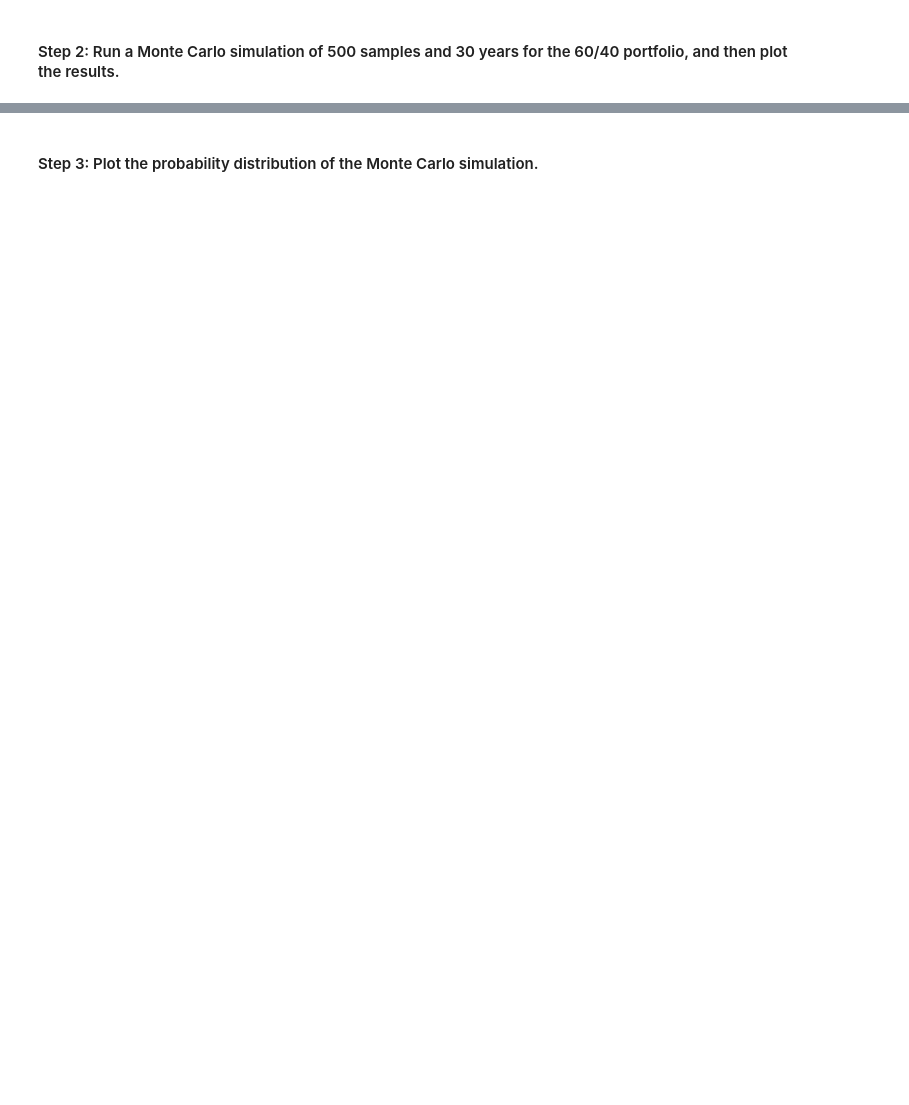
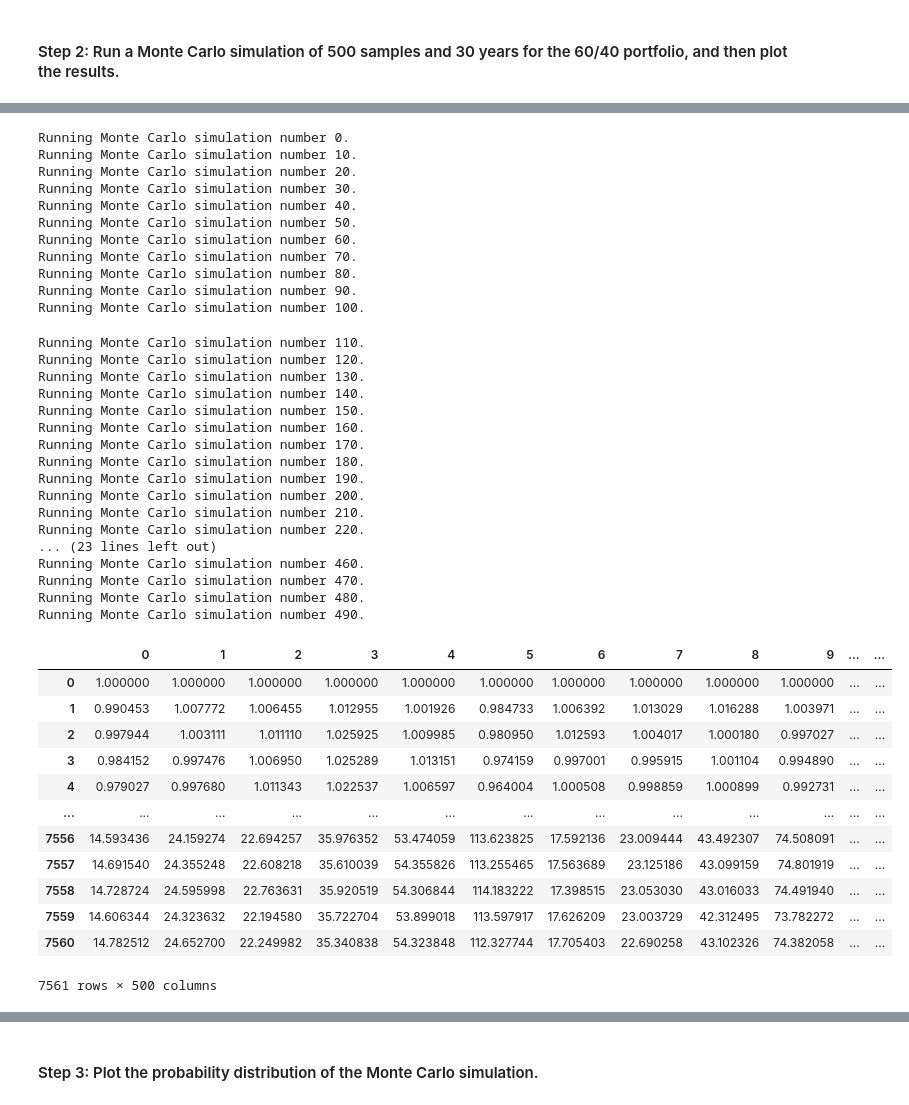
Before and after one commit to msashokkumar/05_financial_planner, a Jupyter notebook: financial_planning_tools.ipynb, the cells around one changed output, grey strips where cells are left out. Saved outputs shown, nothing was run; the diff lists cells and outputs as text; code cells hidden in the pictures; blank space fills up the shorter version.

```diff
--- a/financial_planning_tools.ipynb
+++ b/financial_planning_tools.ipynb
@@ -445,6 +483,48 @@ In this section, you’ll use the MCForecastTools library to create a Monte Carl
 # %%
 # Run the Monte Carlo simulation to forecast 30 years cumulative returns
-# YOUR CODE HERE
+MC_even_weight.calc_cumulative_return()
+# %% [output]
+Running Monte Carlo simulation number 0.
+Running Monte Carlo simulation number 10.
+Running Monte Carlo simulation number 20.
+Running Monte Carlo simulation number 30.
+Running Monte Carlo simulation number 40.
+Running Monte Carlo simulation number 50.
+Running Monte Carlo simulation number 60.
+Running Monte Carlo simulation number 70.
+Running Monte Carlo simulation number 80.
+Running Monte Carlo simulation number 90.
+Running Monte Carlo simulation number 100.
+Running Monte Carlo simulation number 110.
+Running Monte Carlo simulation number 120.
+Running Monte Carlo simulation number 130.
+Running Monte Carlo simulation number 140.
+Running Monte Carlo simulation number 150.
+Running Monte Carlo simulation number 160.
+Running Monte Carlo simulation number 170.
+Running Monte Carlo simulation number 180.
+Running Monte Carlo simulation number 190.
+Running Monte Carlo simulation number 200.
+Running Monte Carlo simulation number 210.
+Running Monte Carlo simulation number 220.
+... (23 lines left out)
+Running Monte Carlo simulation number 460.
+Running Monte Carlo simulation number 470.
+Running Monte Carlo simulation number 480.
+Running Monte Carlo simulation number 490.
+|  | 0 | 1 | 2 | 3 | 4 | 5 | 6 | 7 | 8 | 9 | ... | ... |
+| 0 | 1.000000 | 1.000000 | 1.000000 | 1.000000 | 1.000000 | 1.000000 | 1.000000 | 1.000000 | 1.000000 | 1.000000 | ... | ... |
+| 1 | 0.990453 | 1.007772 | 1.006455 | 1.012955 | 1.001926 | 0.984733 | 1.006392 | 1.013029 | 1.016288 | 1.003971 | ... | ... |
+| 2 | 0.997944 | 1.003111 | 1.011110 | 1.025925 | 1.009985 | 0.980950 | 1.012593 | 1.004017 | 1.000180 | 0.997027 | ... | ... |
+| 3 | 0.984152 | 0.997476 | 1.006950 | 1.025289 | 1.013151 | 0.974159 | 0.997001 | 0.995915 | 1.001104 | 0.994890 | ... | ... |
+| 4 | 0.979027 | 0.997680 | 1.011343 | 1.022537 | 1.006597 | 0.964004 | 1.000508 | 0.998859 | 1.000899 | 0.992731 | ... | ... |
+| ... | ... | ... | ... | ... | ... | ... | ... | ... | ... | ... | ... | ... |
+| 7556 | 14.593436 | 24.159274 | 22.694257 | 35.976352 | 53.474059 | 113.623825 | 17.592136 | 23.009444 | 43.492307 | 74.508091 | ... | ... |
+| 7557 | 14.691540 | 24.355248 | 22.608218 | 35.610039 | 54.355826 | 113.255465 | 17.563689 | 23.125186 | 43.099159 | 74.801919 | ... | ... |
+| 7558 | 14.728724 | 24.595998 | 22.763631 | 35.920519 | 54.306844 | 114.183222 | 17.398515 | 23.053030 | 43.016033 | 74.491940 | ... | ... |
+| 7559 | 14.606344 | 24.323632 | 22.194580 | 35.722704 | 53.899018 | 113.597917 | 17.626209 | 23.003729 | 42.312495 | 73.782272 | ... | ... |
+| 7560 | 14.782512 | 24.652700 | 22.249982 | 35.340838 | 54.323848 | 112.327744 | 17.705403 | 22.690258 | 43.102326 | 74.382058 | ... | ... |
+7561 rows × 500 columns
 # %%
 # Visualize the 30-year Monte Carlo simulation by creating an
 # overlay line plot
```
Also changed, not shown: parts of 9 cells of this notebook.
